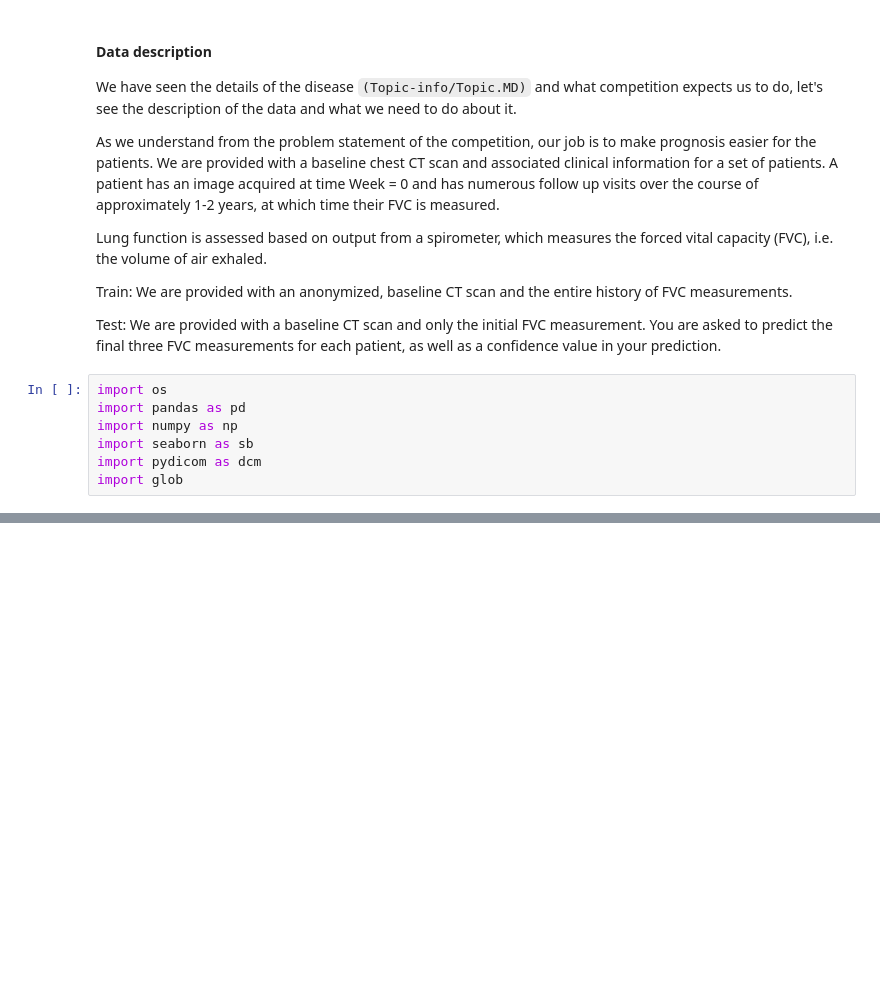
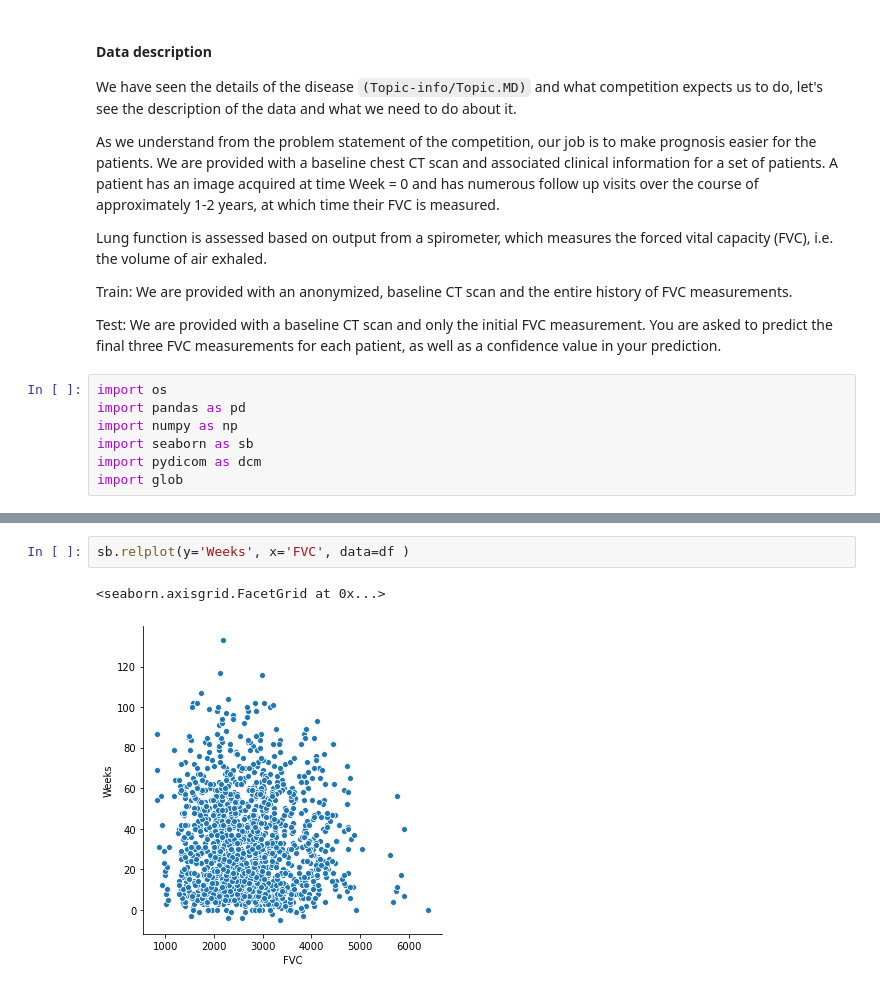
Before and after one commit to Ank-22/OSIC-Pulmonary-Fibrosis-Progression, a Jupyter notebook: Data-Visualization/Data-Visulization.ipynb, the cells around one changed output, grey strips where cells are left out. Drawn from its saved outputs; the diff is of its cells as text; blank space fills up the shorter version.

```diff
--- a/Data-Visualization/Data-Visulization.ipynb
+++ b/Data-Visualization/Data-Visulization.ipynb
@@ -26,0 +141,5 @@ import glob
+# %%
+sb.relplot(y='Weeks', x='FVC', data=df )
+# %% [output]
+<seaborn.axisgrid.FacetGrid at 0x...>
+[figure, added]
```
Also changed, not shown: parts of 12 cells of this notebook.
